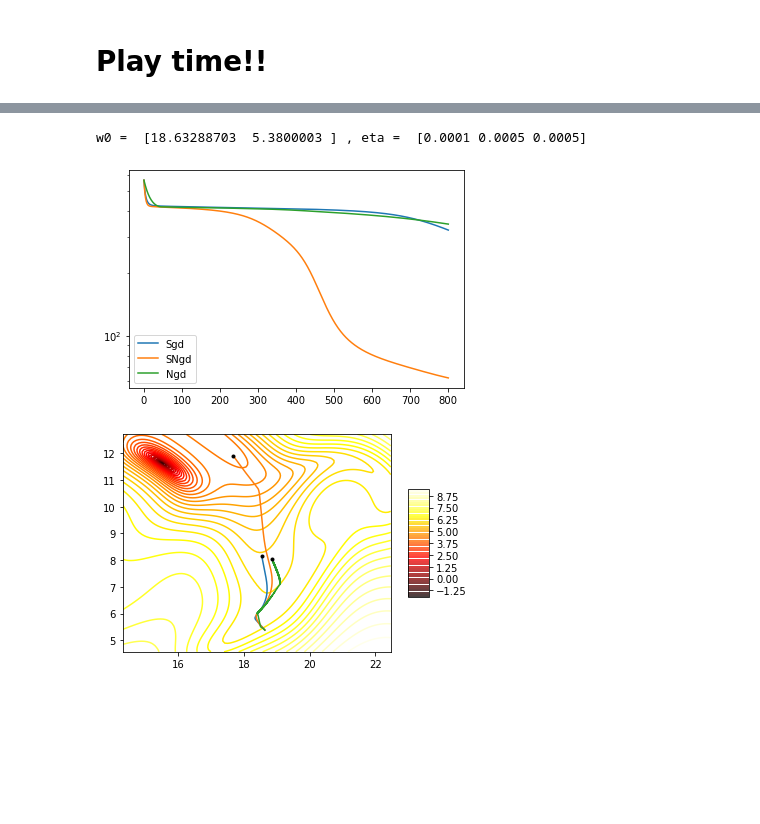
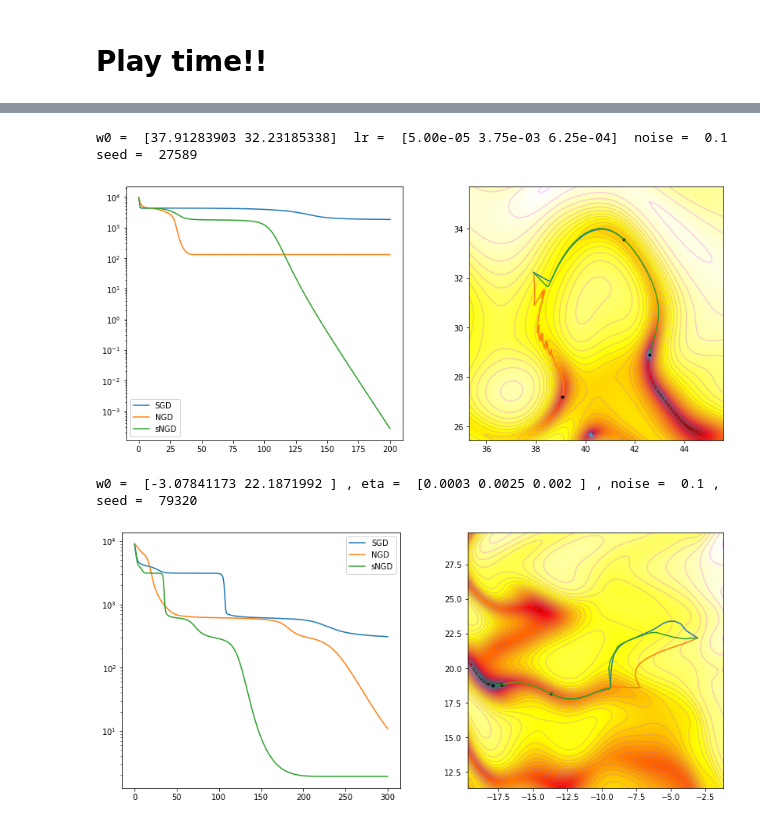
Before and after one commit to bhoov/ngd-vis, a Jupyter notebook: notebook/NGD_update.ipynb, the cells around one changed output, grey strips where cells are left out. Drawn from its saved outputs; the diff is of its cells as text; code cells hidden in the pictures; blank space fills up the shorter version.

```diff
--- a/notebook/NGD_update.ipynb
+++ b/notebook/NGD_update.ipynb
@@ -10,24 +11 @@ from pdb import set_trace
-# %%
-def update_w(w, err, jac, eta = 1, q=0):
-    if w.shape[0] == 1:                # 1-d update
-        update = jac ** (1 - q) * err
-    elif w.shape[0] == 2:              # 2-d update
-        U, d, V = svd_2d(jac)
-        update = U * (d ** (1 - q)) @ V @ err
-    return w - eta * update
-
-def svd_2d(M):   #   SVD of 2x2 matrix M:  U and V are orthogonal, D is diagonal, and A=U*D@V
-    U = get_orth_matrix(M @ M.T)
-    V = get_orth_matrix(M.T @ M)
-    d = np.diag(U.T @ M @ V)
-
-    # sign correction
-    V = np.sign(d) * V
-    d = np.abs(d)
-    return U, d, V.T
-
-def get_orth_matrix(S):
-    theta   = 0.5*np.arctan2(S[0,1]+S[1,0], S[0,0]-S[1,1])
-    Cos, Sin = np.cos(theta), np.sin(theta)
-    return np.array([[Cos, -Sin], [Sin, Cos]])
 # %%
@@ -201,13 +107,30 @@ def landscape_core(x, freq, a, py):
+# %%
+qs = [0.0, 1.0, 0.5]; lrs = np.array([0.0016/2, 0.06, 0.01])/4/4; momentums = None
+eps = 0.1
+seed = 27589
+w0 = np.array([38.22005654, 26.39480292]) + 3 * np.random.randn(2)
+
+legend = print_str()
+fnc = partial(landscape, freq = None, amp = None, py = np, eps = eps, seed = seed)
+l_alls, w_alls, w_range = run_exp(fnc, w0, qs, lrs, momentums, iter = 200)
+plot_all (fnc, l_alls, w_alls, w_range, legend , plot_type = 'imshow')
+# %% [output]
+w0 =  [37.91283903 32.23185338]  lr =  [5.00e-05 3.75e-03 6.25e-04]  noise =  0.1  seed =  27589
+[figure, added]
 # %%
-legend = ['Sgd', 'SNgd', 'Ngd']
-q_s = [0.0, 0.5, 1.0]
-eta_s = np.array([0.0004, 0.002, 0.002])/4
-w0 = np.random.randn(2)*9 + np.array([8,8])
+legend = ['SGD', 'NGD', 'sNGD'];
+qs = [0.0, 1.0, 0.5];
+lrs = np.array([0.0004*3, 0.002*5, 0.002*2*2])/4
+momentums = [0., 0., 0.]
 
-l_alls, w_alls, w_range = run_exp(landscape, w0, q_s, eta_s, iter = 800 )
+eps = 0.1
+seed = 79320
+np.random.randn(1)
+w0 = np.array([-5.48606167, 22.00820779])  + 4 * np.random.randn(2)
 
-plot_all (l_alls, w_alls, w_range, w0, eta_s, legend )
+fnc = partial(landscape, freq = None, amp = None, py = np, eps = eps, seed = seed)
+l_alls, w_alls, w_range = run_exp(fnc, w0, qs, lrs, momentums, iter = 300)
+plot_all (fnc, l_alls, w_alls, w_range, w0, lrs, eps, seed, legend , plot_type = 'imshow')
 # %% [output]
-w0 =  [18.63288703  5.3800003 ] , eta =  [0.0001 0.0005 0.0005]
+w0 =  [-3.07841173 22.1871992 ] , eta =  [0.0003 0.0025 0.002 ] , noise =  0.1 , seed =  79320
-[figure, old version]
+[figure, new version]
-[figure, removed]
```
Also changed, not shown: parts of 29 cells of this notebook, 3 other files.
